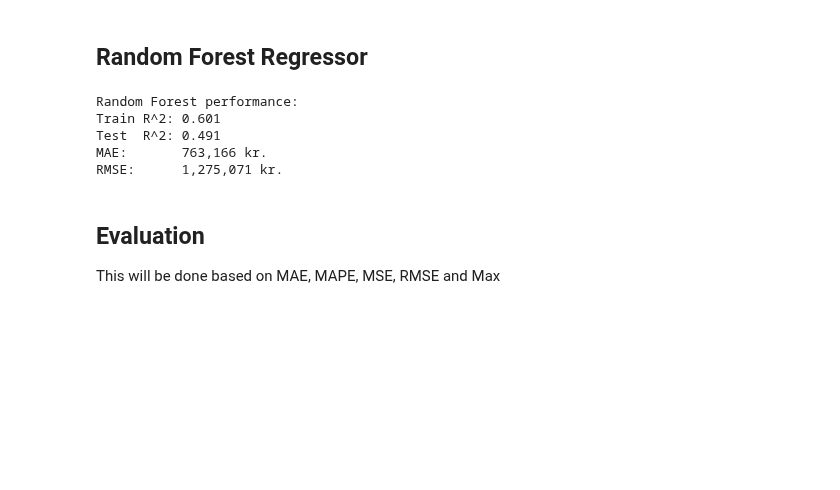
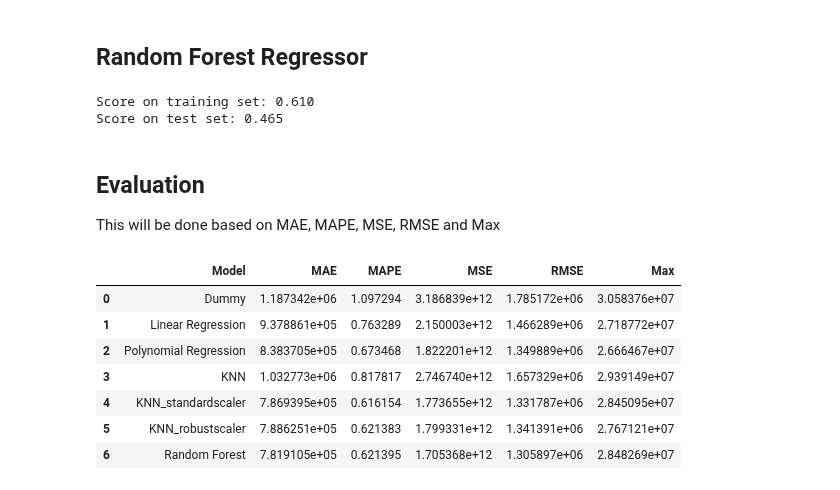
Before and after one commit to BPMRohde/AML, a Jupyter notebook: linear_regression.ipynb, the cells around one changed output. Drawn from its saved outputs; the diff is of its cells as text; code cells hidden in the pictures; blank space fills up the shorter version.

```diff
--- a/linear_regression.ipynb
+++ b/linear_regression.ipynb
@@ -250,7 +241,7 @@ X_test_scaled = scaler.transform(X_test) # apply to the testing feature matrix
 # %% [markdown]
 Fitting a KNeighborsRegressor and defining it as knn_scaled.
 # %%
-knn_scaled = KNeighborsRegressor()
+knn_scaled = KNeighborsRegressor(n_neighbors=30, p=1, weights='distance')
 knn_standard_y_pred = knn_scaled.fit(X_train_scaled, y_train).predict(X_test_scaled)
 # %%
 print("Score on training set: {:.3f}".format(knn_scaled.score(X_train_scaled, y_train)))
@@ -267,7 +258,7 @@ X_test_robust = robust_scaler.transform(X_test) # apply to the testing feature m
 # %% [markdown]
 Fitting a KNeighborsRegressor and defining it as knn_robust.
 # %%
-knn_robust = KNeighborsRegressor()
+knn_robust = KNeighborsRegressor(n_neighbors=48, p=2, weights='distance')
 knn_robust_y_pred = knn_robust.fit(X_train_robust, y_train).predict(X_test_robust)
 # %%
 print("Score on training set: {:.3f}".format(knn_robust.score(X_train_robust, y_train)))
@@ -405,33 +396,14 @@ rf = RandomForestRegressor(
     random_state=42,
 )
 # %%
-# Træn modellen
-rf.fit(X_train, y_train)
-rf_y_pred = rf.predict(X_test)
+# Fit the model to the training data
+rf_y_pred = rf.fit(X_train, y_train).predict(X_test)
 # %%
-from sklearn.metrics import r2_score, mean_absolute_error, mean_squared_error
-
-# Predictions
-rf_y_pred_train = rf.predict(X_train)
-rf_y_pred_test  = rf.predict(X_test)
-
-# Metrics
-r2_tr = r2_score(y_train, rf_y_pred_train)
-r2_te = r2_score(y_test, rf_y_pred_test)
-mae   = mean_absolute_error(y_test, rf_y_pred_test)
-rmse  = mean_squared_error(y_test, rf_y_pred_test) ** 0.5
-
-print("Random Forest performance:")
-print(f"Train R^2: {r2_tr:.3f}")
-print(f"Test  R^2: {r2_te:.3f}")
-print(f"MAE:       {mae:,.0f} kr.")
-print(f"RMSE:      {rmse:,.0f} kr.")
+print("Score on training set: {:.3f}".format(rf.score(X_train, y_train)))
+print("Score on test set: {:.3f}".format(rf.score(X_test, y_test)))
 # %% [output]
-Random Forest performance:
-Train R^2: 0.601
-Test  R^2: 0.491
-MAE:       763,166 kr.
-RMSE:      1,275,071 kr.
+Score on training set: 0.610
+Score on test set: 0.465
 # %% [markdown]
 ## Evaluation
 This will be done based on MAE, MAPE, MSE, RMSE and Max
@@ -469,14 +440,22 @@ rf_metrics = get_metrics(y_test, rf_y_pred)  # for random forest regressor
 # %%
 # create a dataframe (table) to store and display the computed metrics where each row represents a different model and each column represents a different metric
 results = pd.DataFrame({
-    'Model': ['Dummy', 'Linear Regression', 'PR', 'Lasso', 'kn', 'kn_standard', 'kn_robust', 'RF'],  # model names
-    'MAE': [dm_metrics[0], lr_metrics[0], pr_metrics[0], lasso_metrics[0], kn_metrics[0], kn_standard_metrics[0], kn_robust_metrics[0], rf_metrics[0]],  # MAE values for each model
-    'MAPE': [dm_metrics[1], lr_metrics[1], pr_metrics[1], lasso_metrics[1], kn_metrics[1], kn_standard_metrics[1], kn_robust_metrics[1], rf_metrics[1]],  # MAPE values for each model
-    'MSE': [dm_metrics[2], lr_metrics[2], pr_metrics[2], lasso_metrics[2], kn_metrics[2], kn_standard_metrics[2], kn_robust_metrics[2], rf_metrics[2]],  # MSE values for each model
-    'RMSE': [dm_metrics[3], lr_metrics[3], pr_metrics[3], lasso_metrics[3], kn_metrics[3], kn_standard_metrics[3], kn_robust_metrics[3], rf_metrics[3]], # RMSE values for each model
-    'Max': [dm_metrics[4], lr_metrics[4], pr_metrics[4], lasso_metrics[4], kn_metrics[4], kn_standard_metrics[4], kn_robust_metrics[4], rf_metrics[4]] # Max error values for each model
-
+    'Model': ['Dummy', 'Linear Regression', 'Polynomial Regression', 'KNN', 'KNN_standardscaler', 'KNN_robustscaler', 'Random Forest'],  # model names
+    'MAE': [dm_metrics[0], lr_metrics[0], pr_metrics[0], kn_metrics[0], kn_standard_metrics[0], kn_robust_metrics[0], rf_metrics[0]],  # MAE values for each model
+    'MAPE': [dm_metrics[1], lr_metrics[1], pr_metrics[1], kn_metrics[1], kn_standard_metrics[1], kn_robust_metrics[1], rf_metrics[1]],  # MAPE values for each model
+    'MSE': [dm_metrics[2], lr_metrics[2], pr_metrics[2], kn_metrics[2], kn_standard_metrics[2], kn_robust_metrics[2], rf_metrics[2]],  # MSE values for each model
+    'RMSE': [dm_metrics[3], lr_metrics[3], pr_metrics[3], kn_metrics[3], kn_standard_metrics[3], kn_robust_metrics[3], rf_metrics[3]], # RMSE values for each model
+    'Max': [dm_metrics[4], lr_metrics[4], pr_metrics[4], kn_metrics[4], kn_standard_metrics[4], kn_robust_metrics[4], rf_metrics[4]] # Max error values for each model
 })
 
 # display results
 results
+# %% [output]
+|  | Model | MAE | MAPE | MSE | RMSE | Max |
+| 0 | Dummy | 1.187342e+06 | 1.097294 | 3.186839e+12 | 1.785172e+06 | 3.058376e+07 |
+| 1 | Linear Regression | 9.378861e+05 | 0.763289 | 2.150003e+12 | 1.466289e+06 | 2.718772e+07 |
+| 2 | Polynomial Regression | 8.383705e+05 | 0.673468 | 1.822201e+12 | 1.349889e+06 | 2.666467e+07 |
+| 3 | KNN | 1.032773e+06 | 0.817817 | 2.746740e+12 | 1.657329e+06 | 2.939149e+07 |
+| 4 | KNN_standardscaler | 7.869395e+05 | 0.616154 | 1.773655e+12 | 1.331787e+06 | 2.845095e+07 |
+| 5 | KNN_robustscaler | 7.886251e+05 | 0.621383 | 1.799331e+12 | 1.341391e+06 | 2.767121e+07 |
+| 6 | Random Forest | 7.819105e+05 | 0.621395 | 1.705368e+12 | 1.305897e+06 | 2.848269e+07 |
```
Also changed, not shown: parts of 11 cells of this notebook.
